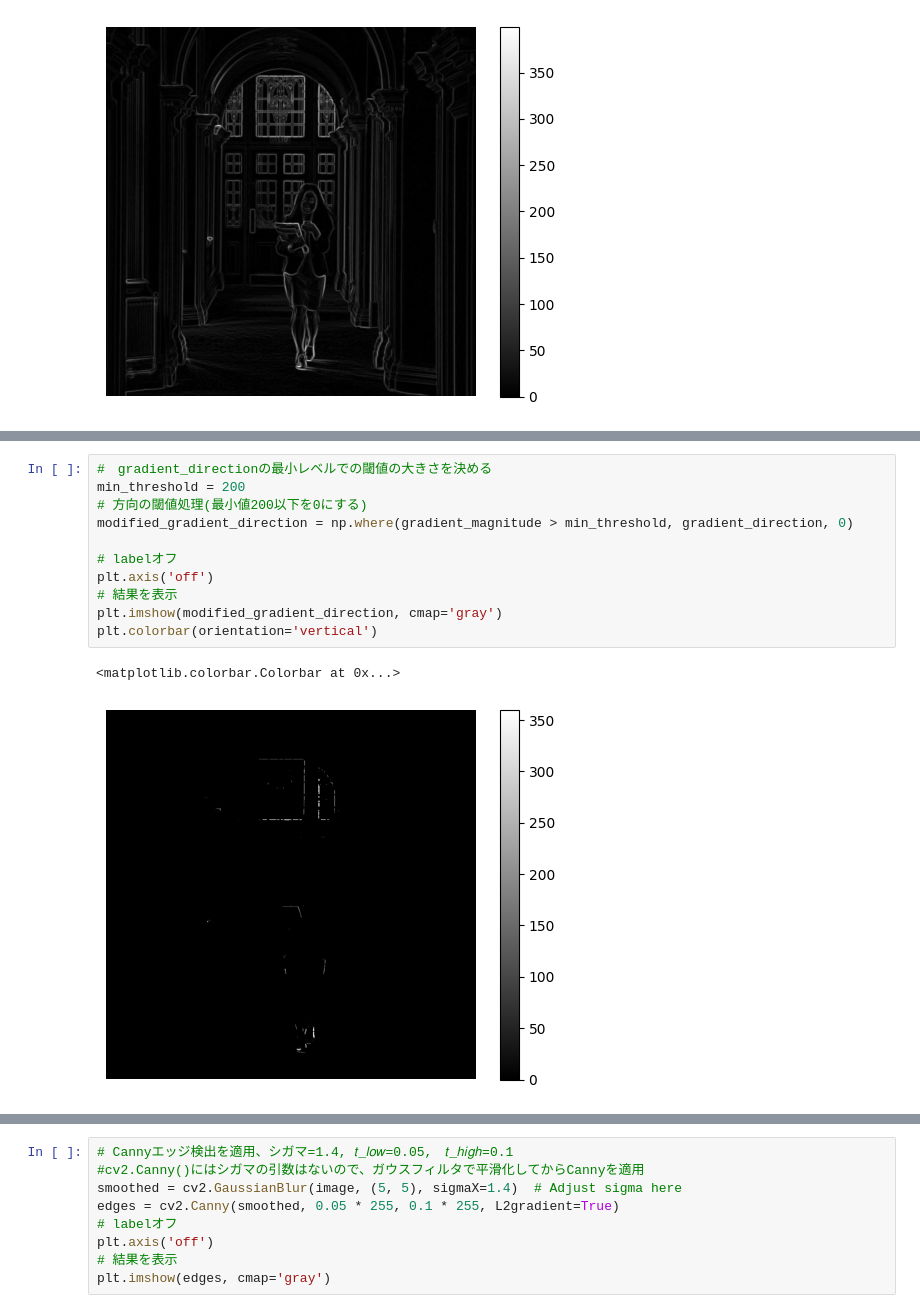
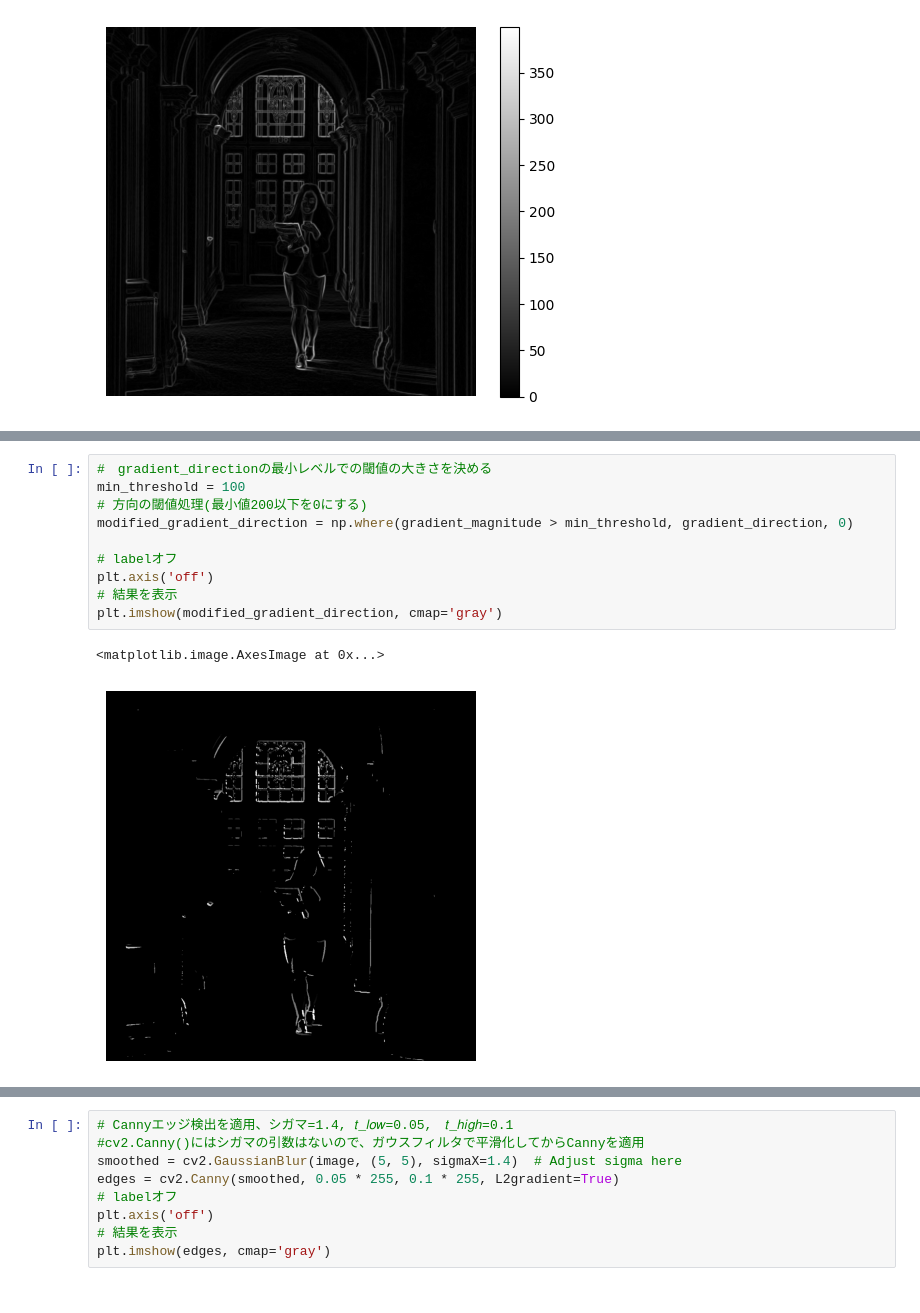
Before and after one commit to sit-xinli/cv-course4, a Jupyter notebook: edge-demo.ipynb, the cells around one changed output, grey strips where cells are left out. Drawn from its saved outputs; the diff is of its cells as text.

```diff
--- a/edge-demo.ipynb
+++ b/edge-demo.ipynb
@@ -61,15 +61,14 @@ plt.colorbar(orientation='vertical')
 # %%
 #　gradient_directionの最小レベルでの閾値の大きさを決める
-min_threshold = 200
+min_threshold = 100
 # 方向の閾値処理(最小値200以下を0にする)
 modified_gradient_direction = np.where(gradient_magnitude > min_threshold, gradient_direction, 0)
 
 # labelオフ
 plt.axis('off')
 # 結果を表示
 plt.imshow(modified_gradient_direction, cmap='gray')
-plt.colorbar(orientation='vertical')
 # %% [output]
-<matplotlib.colorbar.Colorbar at 0x...>
+<matplotlib.image.AxesImage at 0x...>
-[figure, old version]
+[figure, new version]
 # %%
```
Also changed, not shown: parts of 2 cells of this notebook.
